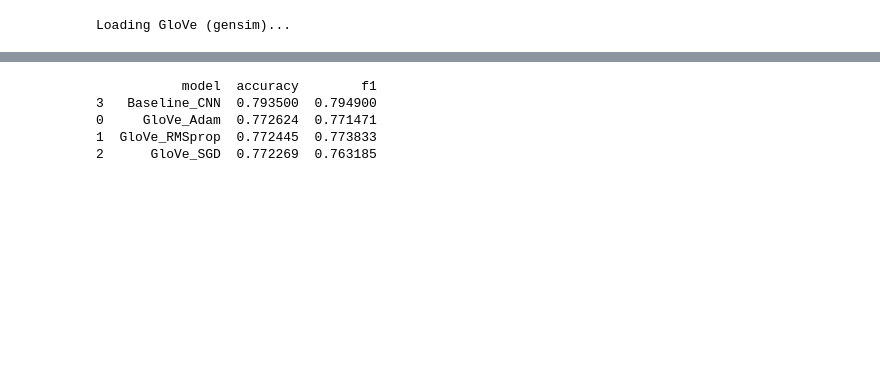
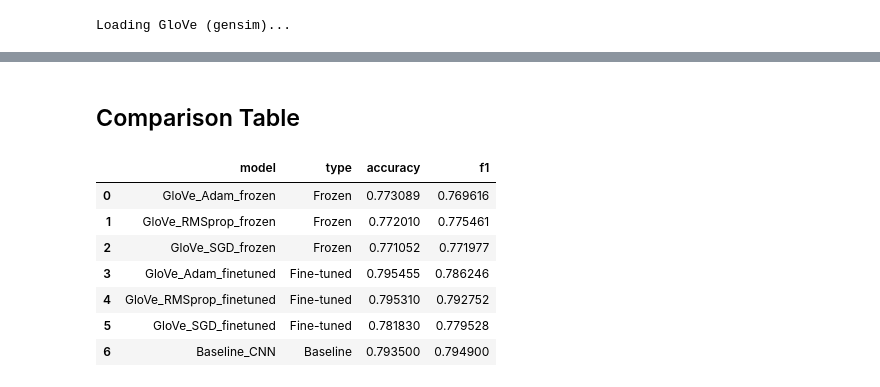
Before and after one commit to Mohamed-Ehab-Sabry/nlp-fake-news-detector-transformers, a Jupyter notebook: src/models/transfer_learning.ipynb, the cells around one changed output, grey strips where cells are left out. Drawn from its saved outputs; the diff is of its cells as text; code cells hidden in the pictures; blank space fills up the shorter version.

```diff
--- a/src/models/transfer_learning.ipynb
+++ b/src/models/transfer_learning.ipynb
@@ -66,7 +95,7 @@ def build_embedding_matrix_gensim(tokenizer, model, max_words, embedding_dim):
 from tensorflow.keras.models import Sequential
 from tensorflow.keras.layers import Input, Embedding, Conv1D, GlobalMaxPooling1D, Dense, Dropout
 
-def build_model_with_pretrained(max_words, max_len, embedding_dim, embedding_matrix, optimizer):
+def build_model_with_pretrained(max_words, max_len, embedding_dim, embedding_matrix, optimizer, trainable = False):
 
     model = Sequential([
         Input(shape=(max_len,)),
@@ -75,7 +104,7 @@ def build_model_with_pretrained(max_words, max_len, embedding_dim, embedding_mat
             input_dim=max_words,
             output_dim=embedding_dim,
             weights=[embedding_matrix],
-            trainable=False
+            trainable= trainable
         ),
 
         Conv1D(128, 5, activation='relu'),
@@ -122,4 +153,4 @@ def train_and_evaluate(model, name, X_train, y_train, X_val, y_val, X_test, y_te
     print("Recall   :", rec)
     print("F1 Score :", f1)
 
-    return acc, f1
+    return acc,prec, rec, f1
@@ -133,3 +172,5 @@ optimizers = {
 glove_model = load_glove_gensim()
 # %% [output]
 Loading GloVe (gensim)...
+# %%
+fasttext_model = load_fasttext_gensim()
@@ -136,29 +235,30 @@ Loading GloVe (gensim)...
 # %%
-X_train, X_val, X_test, y_train, y_val, y_test, meta, tokenizer = load_features()
-
 max_words = meta['max_words']
 max_len   = meta['max_len']
 
-results = {}
+results_GloVe_frozen = {}
 embedding_dim_glove = 100
 
 embedding_matrix_glove = build_embedding_matrix_gensim(
     tokenizer, glove_model, max_words, embedding_dim_glove
 )
 
-for opt_name, opt in optimizers.items():
+for opt_name in ["Adam", "RMSprop", "SGD"]:
 
-    print(f"\n=== GloVe + {opt_name} ===\n")
+    opt = get_optimizer(opt_name)
+
+    print(f"\n=== GloVe_{opt_name}_frozen ===\n")
 
     model = build_model_with_pretrained(
         max_words,
         max_len,
         embedding_dim_glove,
         embedding_matrix_glove,
-        optimizer=opt
+        optimizer=opt,
+        trainable=False
     )
 
-    results[f"GloVe_{opt_name}"] = train_and_evaluate(
+    results_GloVe_frozen[f"GloVe_{opt_name}_frozen"] = train_and_evaluate(
         model,
         f"GloVe + {opt_name}",
         X_train, y_train,
@@ -192,29 +451,46 @@ results
+# %% [markdown]
+## Comparison Table
 # %%
 import pandas as pd
+
 comparison = []
 
-for name, res in results.items():
-    acc, f1 = res
+for name, res in results_GloVe_frozen.items():
+    acc, prec, rec, f1 = res
 
     comparison.append({
         "model": name,
+        "type": "Frozen",
+        "accuracy": acc,
+        "f1": f1
+    })
+
+for name, res in results_GloVe_finetuned.items():
+    acc, prec, rec, f1 = res
+
+    comparison.append({
+        "model": name,
+        "type": "Fine-tuned",
         "accuracy": acc,
         "f1": f1
     })
 
 comparison.append({
     "model": "Baseline_CNN",
+    "type": "Baseline",
     "accuracy": 0.7935,
     "f1": 0.7949
 })
 
-df = pd.DataFrame(comparison)
-df = df.sort_values("accuracy", ascending=False)
+df_GloVe = pd.DataFrame(comparison)
 
-print(df)
+display(df_GloVe)
 # %% [output]
-           model  accuracy        f1
-3   Baseline_CNN  0.793500  0.794900
-0     GloVe_Adam  0.772624  0.771471
-1  GloVe_RMSprop  0.772445  0.773833
-2      GloVe_SGD  0.772269  0.763185
+|  | model | type | accuracy | f1 |
+| 0 | GloVe_Adam_frozen | Frozen | 0.773089 | 0.769616 |
+| 1 | GloVe_RMSprop_frozen | Frozen | 0.772010 | 0.775461 |
+| 2 | GloVe_SGD_frozen | Frozen | 0.771052 | 0.771977 |
+| 3 | GloVe_Adam_finetuned | Fine-tuned | 0.795455 | 0.786246 |
+| 4 | GloVe_RMSprop_finetuned | Fine-tuned | 0.795310 | 0.792752 |
+| 5 | GloVe_SGD_finetuned | Fine-tuned | 0.781830 | 0.779528 |
+| 6 | Baseline_CNN | Baseline | 0.793500 | 0.794900 |
```
Also changed, not shown: parts of 32 cells of this notebook.
